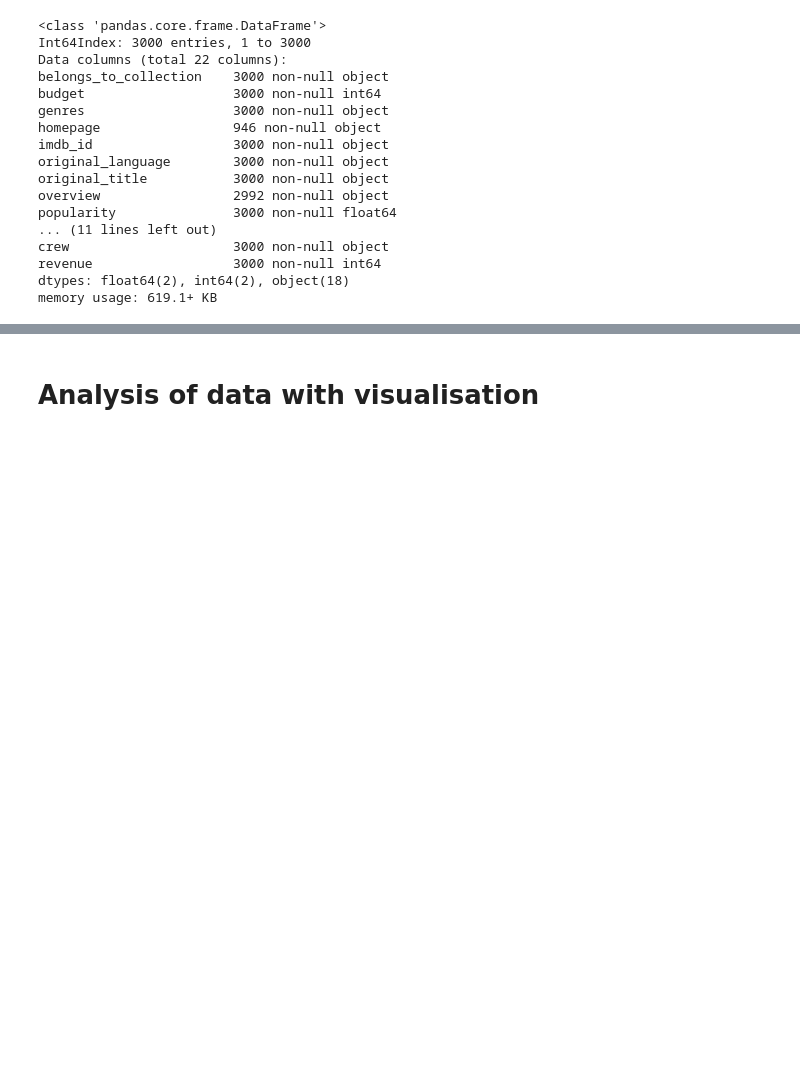
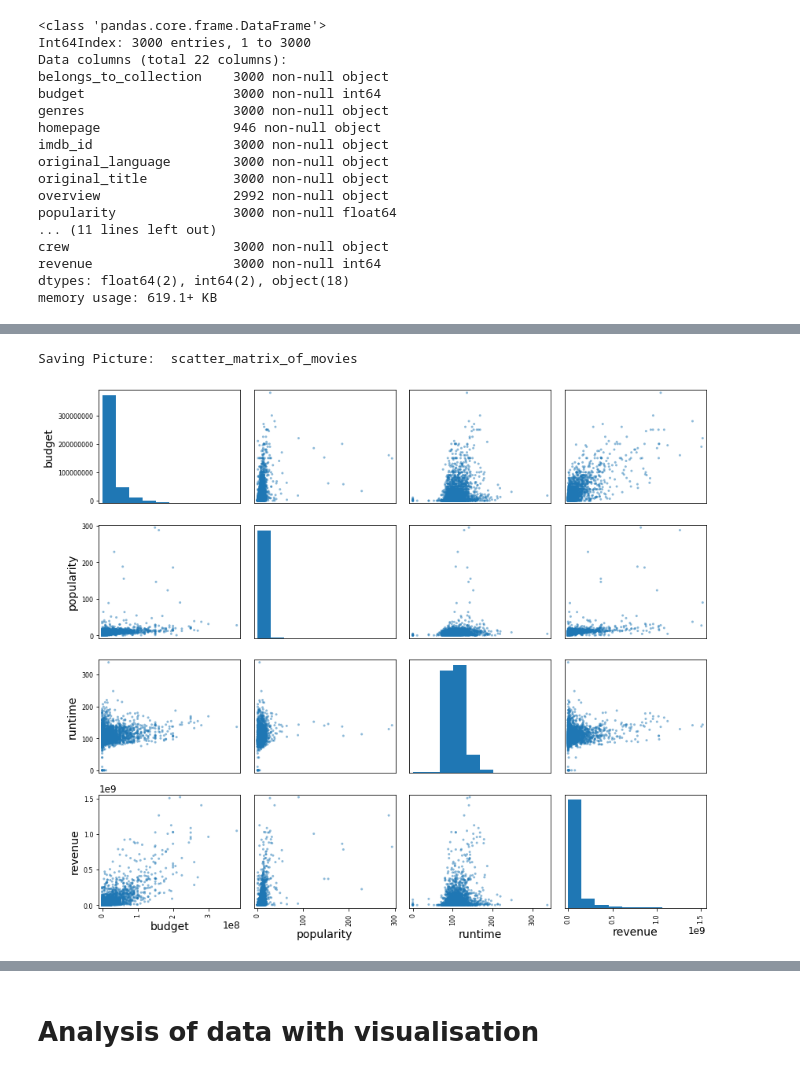
Before and after one commit to AilingLiu/TMDB_Box_Office_Prediction, a Jupyter notebook: tmdb_box_office_revenue_prediction.ipynb, the cells around one changed output, grey strips where cells are left out. Drawn from its saved outputs; the diff is of its cells as text; code cells hidden in the pictures; blank space fills up the shorter version.

```diff
--- a/tmdb_box_office_revenue_prediction.ipynb
+++ b/tmdb_box_office_revenue_prediction.ipynb
@@ -185,0 +195,8 @@ memory usage: 619.1+ KB
+# %%
+from pandas.plotting import scatter_matrix
+
+scatter_matrix(movies, figsize=(12, 10));
+save_fig('scatter_matrix_of_movies')
+# %% [output]
+Saving Picture:  scatter_matrix_of_movies
+[figure, added]
```
Also changed, not shown: parts of 14 cells of this notebook.
